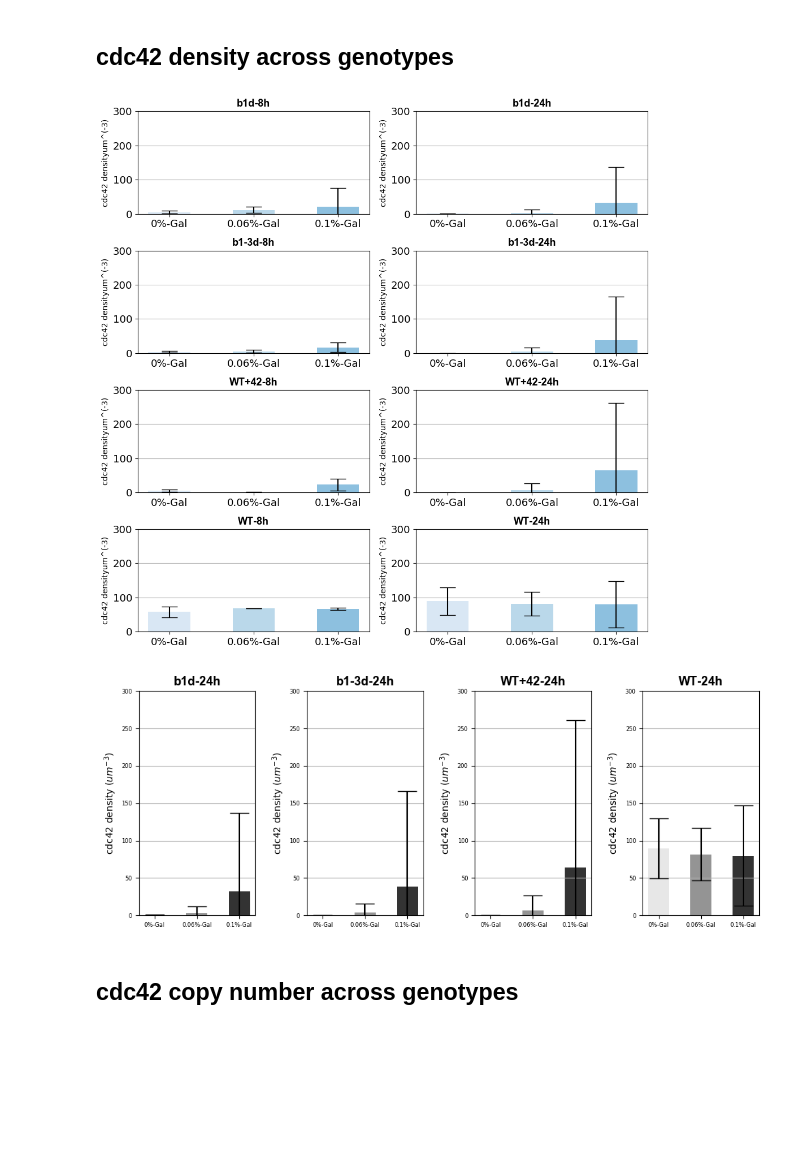
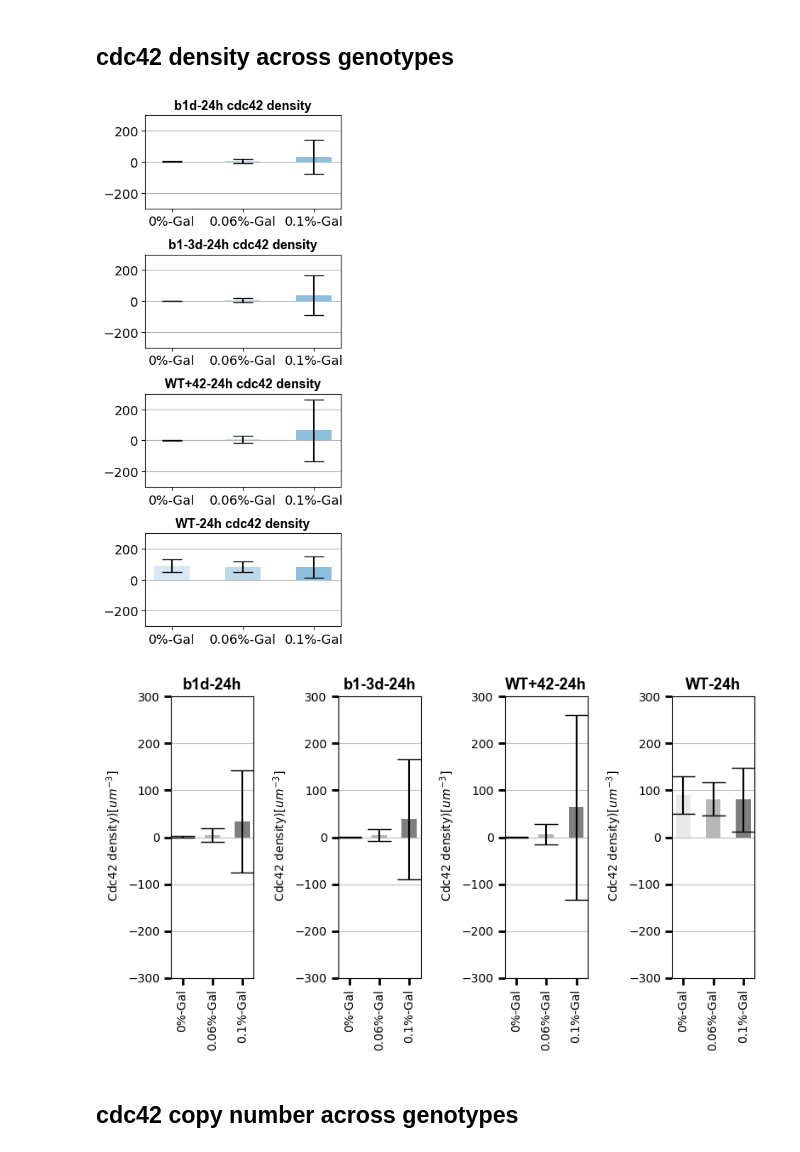
Before and after one commit to leilaicruz/cdc42-rescue-paper-supp, a Jupyter notebook: Figure-S6/data2figure-S6-cdc42-estimation.ipynb, the cells around one changed output. Saved outputs shown, nothing was run; the diff lists cells and outputs as text; code cells hidden in the pictures; blank space fills up the shorter version.

Commit message:
figures-changes

```diff
--- a/Figure-S6/data2figure-S6-cdc42-estimation.ipynb
+++ b/Figure-S6/data2figure-S6-cdc42-estimation.ipynb
@@ -184,12 +183,12 @@ for each,i in zip(strains_8h,pos):
     calculation[each]['Names'] = each
     calculation[each]['# of doublings'] = number_of_doublings[:,i]
     calculation[each]['std # of doublings'] = r_std[names[1]][:, i]/60
-    calculation[each]['0%Gal'] = 1/2*reads['d3']['cdc42_copy_8h']/(np.power(2,number_of_doublings[:, i][0])) #converting to hours
-    calculation[each]['0.06%Gal'] =1/2*reads['d3']['cdc42_copy_8h']/(np.power(2,number_of_doublings[:, i][1]))+reads['d1']['cdc42_copy_8h']
-    calculation[each]['0.1%Gal'] = 1/2*reads['d3']['cdc42_copy_8h']/(np.power(2,number_of_doublings[:, i][2]))+0.5*reads['d2']['cdc42_copy_8h']
-    calculation[each]['0%Gal-std']=calculation[each]['0%Gal']*np.sqrt((reads['d3']['cdc42_hist-std_8h']/(0.5*reads['d3']['cdc42_copy_8h']))**2 + (calculation[each]['std # of doublings'][0]/np.power(2,number_of_doublings[:, i][0]))**2)
-    calculation[each]['0.06%Gal-std']=calculation[each]['0.06%Gal']*np.sqrt((reads['d3']['cdc42_hist-std_8h']/(0.5*reads['d3']['cdc42_copy_8h']))**2 + (calculation[each]['std # of doublings'][1]/np.power(2,number_of_doublings[:, i][1]))**2)
-    calculation[each]['0.1%Gal-std']=calculation[each]['0.1%Gal']*np.sqrt((reads['d3']['cdc42_hist-std_8h']/(0.5*reads['d3']['cdc42_copy_8h']))**2 + (calculation[each]['std # of doublings'][2]/np.power(2,number_of_doublings[:, i][2]))**2)
+    calculation[each]['0%Gal'] = 1/2*reads['d3']['cdc42_copy_8h']/(np.power(2,np.log(2)*number_of_doublings[:, i][0])) #converting to hours
+    calculation[each]['0.06%Gal'] =1/2*reads['d3']['cdc42_copy_8h']/(np.power(2,np.log(2)*number_of_doublings[:, i][1]))+reads['d1']['cdc42_copy_8h']
+    calculation[each]['0.1%Gal'] = 1/2*reads['d3']['cdc42_copy_8h']/(np.power(2,np.log(2)*number_of_doublings[:, i][2]))+0.5*reads['d2']['cdc42_copy_8h']
+    calculation[each]['0%Gal-std']=calculation[each]['0%Gal']*np.sqrt((reads['d3']['cdc42_hist-std_8h']/(0.5*reads['d3']['cdc42_copy_8h']))**2 + (calculation[each]['std # of doublings'][0]/np.power(2,np.log(2)*number_of_doublings[:, i][0]))**2)
+    calculation[each]['0.06%Gal-std']=calculation[each]['0.06%Gal']*np.sqrt((reads['d3']['cdc42_hist-std_8h']/(0.5*reads['d3']['cdc42_copy_8h']))**2 + (calculation[each]['std # of doublings'][1]/np.power(2,np.log(2)*number_of_doublings[:, i][1]))**2)
+    calculation[each]['0.1%Gal-std']=calculation[each]['0.1%Gal']*np.sqrt((reads['d3']['cdc42_hist-std_8h']/(0.5*reads['d3']['cdc42_copy_8h']))**2 + (calculation[each]['std # of doublings'][2]/np.power(2,np.log(2)*number_of_doublings[:, i][2]))**2)
 
 
 
@@ -208,12 +207,12 @@ for each,i in zip(strains_24h,pos_24h):
     calculation[each]['Names'] = each
     calculation[each]['# of doublings'] = number_of_doublings[:,i]
     calculation[each]['std # of doublings'] = r_std[names[1]][:, i]/60
-    calculation[each]['0%Gal'] = 1/8*reads['d3']['cdc42_copy']/(np.power(2,number_of_doublings[:, i][0]))
-    calculation[each]['0.06%Gal'] = 1/8*reads['d3']['cdc42_copy']/(np.power(2,number_of_doublings[:, i][1]))+reads['d1']['cdc42_copy']
-    calculation[each]['0.1%Gal'] = 1/8*reads['d3']['cdc42_copy']/(np.power(2,number_of_doublings[:, i][2]))+0.5*reads['d2']['cdc42_copy']
-    calculation[each]['0%Gal-std']=calculation[each]['0%Gal']*np.sqrt((reads['d3']['cdc42_hist-std']/(0.125*reads['d3']['cdc42_copy']))**2 + (calculation[each]['std # of doublings'][0]/np.power(2,number_of_doublings[:, i][0]))**2)
-    calculation[each]['0.06%Gal-std']=calculation[each]['0.06%Gal']*np.sqrt((reads['d3']['cdc42_hist-std']/(0.125*reads['d3']['cdc42_copy']))**2 + (calculation[each]['std # of doublings'][1]/np.power(2,number_of_doublings[:, i][1]))**2)
-    calculation[each]['0.1%Gal-std']=calculation[each]['0.1%Gal']*np.sqrt((reads['d3']['cdc42_hist-std']/(0.125*reads['d3']['cdc42_copy']))**2 + (calculation[each]['std # of doublings'][2]/np.power(2,number_of_doublings[:, i][2]))**2)
+    calculation[each]['0%Gal'] = 1/8*reads['d3']['cdc42_copy']/(np.power(2,np.log(2)*number_of_doublings[:, i][0]))
+    calculation[each]['0.06%Gal'] = 1/8*reads['d3']['cdc42_copy']/(np.power(2,np.log(2)*number_of_doublings[:, i][1]))+reads['d1']['cdc42_copy']
+    calculation[each]['0.1%Gal'] = 1/8*reads['d3']['cdc42_copy']/(np.power(2,np.log(2)*number_of_doublings[:, i][2]))+0.5*reads['d2']['cdc42_copy']
+    calculation[each]['0%Gal-std']=calculation[each]['0%Gal']*np.sqrt((reads['d3']['cdc42_hist-std']/(0.125*reads['d3']['cdc42_copy']))**2 + (calculation[each]['std # of doublings'][0]/np.power(2,np.log(2)*number_of_doublings[:, i][0]))**2)
+    calculation[each]['0.06%Gal-std']=calculation[each]['0.06%Gal']*np.sqrt((reads['d3']['cdc42_hist-std']/(0.125*reads['d3']['cdc42_copy']))**2 + (calculation[each]['std # of doublings'][1]/np.power(2,np.log(2)*number_of_doublings[:, i][1]))**2)
+    calculation[each]['0.1%Gal-std']=calculation[each]['0.1%Gal']*np.sqrt((reads['d3']['cdc42_hist-std']/(0.125*reads['d3']['cdc42_copy']))**2 + (calculation[each]['std # of doublings'][2]/np.power(2,np.log(2)*number_of_doublings[:, i][2]))**2)
 
 strains_wt=['WT-8h','WT-24h']
 for each in strains_wt:
@@ -335,42 +334,45 @@ df_quantities.T
 # %%
 pd_reads=df_quantities.T
 gal=[['0%-Gal'],['0.06%-Gal'],['0.1%-Gal']]
-fig, axes = plt.subplots(4,2, figsize=(10,10), dpi=100, sharex=True, sharey=True)
-plt.subplots_adjust(bottom=0, right=2.5, top=2)
+fig, axes = plt.subplots(4,1, figsize=(4,8), dpi=100, sharex=True, sharey=True)
+plt.subplots_adjust(bottom=0, right=0.5, top=1.5)
 kwargs = dict(alpha=0.5, bins=20, density=True, stacked=True)
 axis_font = {'fontname':'Arial', 'size':'13','fontweight':'bold'}
 colors = cm.Blues(np.linspace(0.2, 1.2, 8))
 #colors=['blue','black','lightgreen']
 
 variables=['cdc42 density','cdc42_copy_number','cell volume','cdc42 density-std']
 width = 0.5
 j=1
 
-pos_names=np.arange(0,8)
-pos_subplot=[1,3,5,7,2,4,6,8]
+#pos_names=np.arange(0,8)
+#pos_subplot=[1,3,5,7,2,4,6,8]
+pos_names=np.arange(4,8)
+pos_subplot=[1,2,3,4]
 for strains,j in zip (pos_names,pos_subplot):
-    plt.subplot(4,2,j)
+    plt.subplot(4,1,j)
     for keys,c in zip(gal,colors):
         plt.bar(x=keys,height=pd_reads.T[keys].loc[variables[0]][strains],yerr=pd_reads.T[keys].loc[variables[3]][strains],align='center',capsize=10,alpha=0.8,width=width,color=c)
         plt.tick_params(labelsize=13)
-        plt.ylim(0,300)
+        plt.ylim(-300,300)
         plt.grid(True,axis='y')
-        plt.title(pd_reads.T[keys].loc['Name'][strains],**axis_font)
-        plt.ylabel(variables[0] + 'um^(-3)')
+        plt.title(pd_reads.T[keys].loc['Name'][strains]+ ' ' + variables[0],**axis_font)
+        #plt.ylabel(variables[0] + 'um^(-3)')
+        plt.yscale('linear')
 
 
 plt.tight_layout()
-plt.savefig("cdc42-density.png",dpi=300,format='png',transparent=True)
+plt.savefig("cdc42-density-linear.png",dpi=300,format='png',transparent=True)
 # %% [output]
-[figure, old version]
+[figure, new version]
 # %%
 pd_reads=df_quantities.T
 gal=[['0%-Gal'],['0.06%-Gal'],['0.1%-Gal']]
-fig, axes = plt.subplots(1,4, figsize=(10,4), dpi=100, sharex=True, sharey=True)
-plt.subplots_adjust(bottom=0, right=0.5, top=0.3)
+fig, axes = plt.subplots(1,4, figsize=(8,5), dpi=100, sharex=True, sharey=True)
+plt.subplots_adjust(bottom=0, right=0.8, top=0.1)
 kwargs = dict(alpha=0.5, bins=20, density=True, stacked=True)
 axis_font = {'fontname':'Arial', 'size':'13','fontweight':'bold'}
-colors = cm.Greys(np.linspace(0.2, 1, 3))
+colors = cm.Greys(np.linspace(0.27, 1, 3))
 #colors=['blue','black','lightgreen']
 
 variables=['cdc42 density','cdc42_copy_number','cell volume','cdc42 density-std']
@@ -381,19 +383,24 @@ pos_names=np.arange(4,8)
 pos_subplot=[1,2,3,4]
 for strains,j in zip (pos_names,pos_subplot):
     plt.subplot(1,4,j)
+    plt.yscale('linear')
     for keys,c in zip(gal,colors):
-        plt.bar(x=keys,height=pd_reads.T[keys].loc[variables[0]][strains],yerr=pd_reads.T[keys].loc[variables[3]][strains],align='center',capsize=10,alpha=0.8,width=width,color=c)
-        plt.tick_params(labelsize=6)
-        plt.ylim(0,300)
+        plt.bar(x=keys,height=(pd_reads.T[keys].loc[variables[0]][strains]),yerr=(pd_reads.T[keys].loc[variables[3]][strains]),align='center',capsize=10,alpha=0.5,width=width,color=c)
+        plt.tick_params(labelsize=10)
         plt.grid(True,axis='y')
         plt.title(pd_reads.T[keys].loc['Name'][strains],**axis_font)
-        plt.ylabel(variables[0] + ' ($um^{-3}$)')
+        plt.ylabel(' '+ 'Cdc42 density' +')'+ '[$um^{-3}$]')
+        plt.tick_params(direction='out', length=6, width=2, colors='black',
+               grid_color='gray', grid_alpha=0.5)
+        plt.ylim(-300,300)
+        plt.xticks(rotation='90')
 
 
 plt.tight_layout()
-plt.savefig("cdc42-density-24.svg",dpi=300,format='svg',transparent=True)
+plt.savefig("linear-cdc42-density-24h.svg",dpi=100,format='svg' ,transparent=True)
+plt.savefig("linear-cdc42-density-24h.png",dpi=100,format='png' ,transparent=True)
 # %% [output]
-[figure, old version]
+[figure, new version]
 # %% [markdown]
 ## cdc42 copy number across genotypes
 # %%
```
Also changed, not shown: parts of 6 cells of this notebook.
